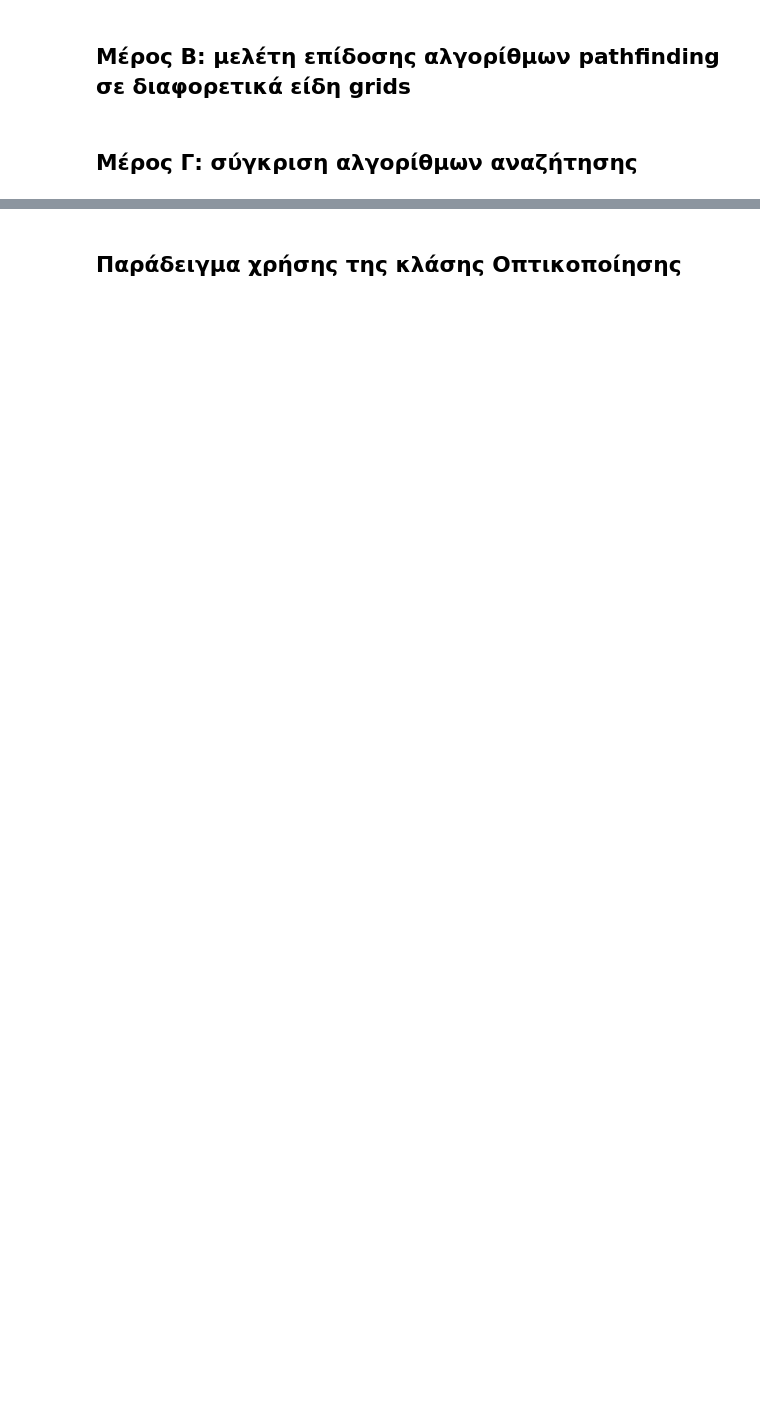
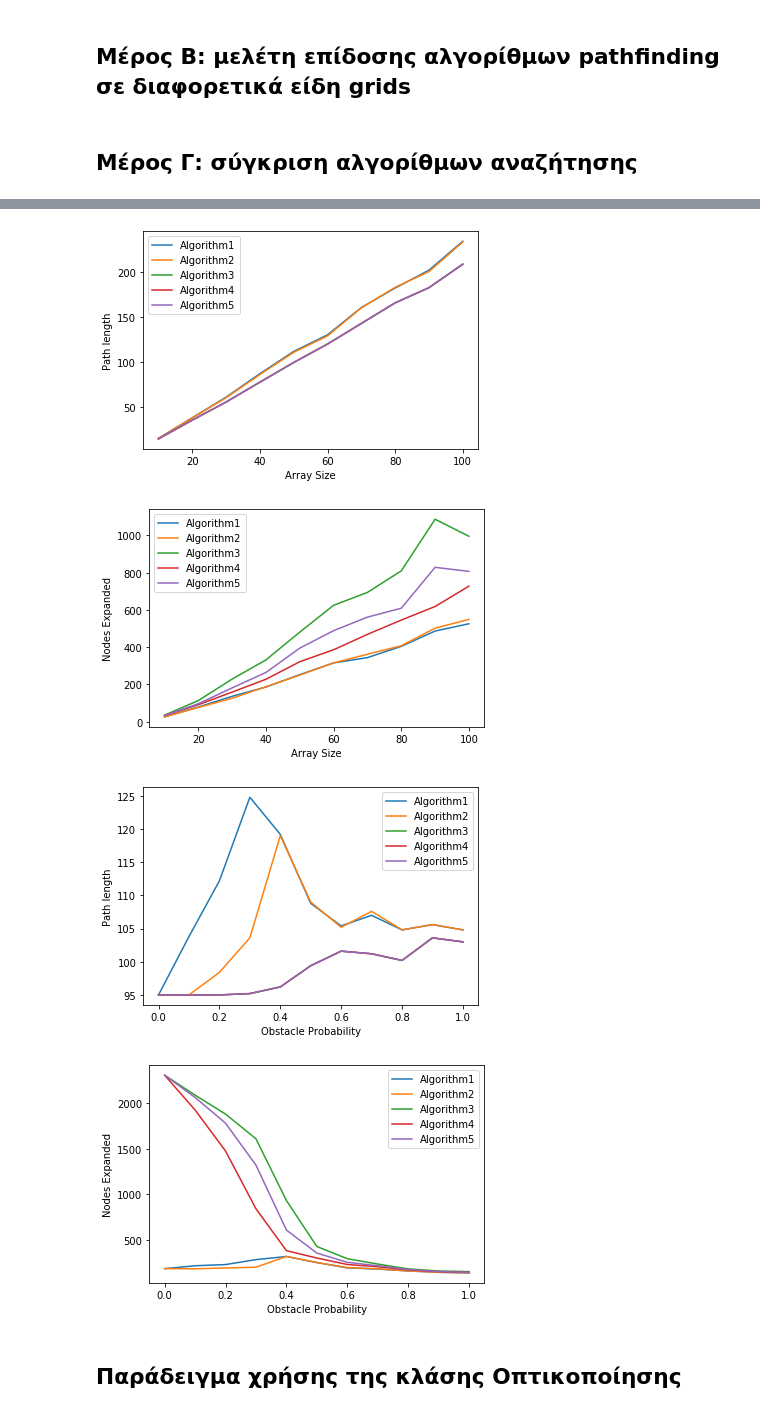
Before and after one commit to georgeaidinis/NTUA, a Jupyter notebook: AI/Assignment 1/AI_19_assignment_1.ipynb, the cells around one changed output, grey strips where cells are left out. Cells and saved outputs as stored; diff of their text form; code cells hidden in the pictures; blank space fills up the shorter version.

```diff
--- a/AI/Assignment 1/AI_19_assignment_1.ipynb
+++ b/AI/Assignment 1/AI_19_assignment_1.ipynb
@@ -247,21 +247,17 @@ class grid:
                 while current_position[0] != F[0]:
                     if current_position[0] > F[0]:
                         current_position[0] -= 1
-                        if current_position[0] != F[0]:
-                            self.grid[current_position[0],current_position[1]] = -1
+                        self.grid[current_position[0],current_position[1]] = -1
                     else:
                         current_position[0] += 1
-                        if current_position[0] != F[0]:
-                            self.grid[current_position[0],current_position[1]] = -1
+                        self.grid[current_position[0],current_position[1]] = -1
                 while current_position[1] != F[1]:
                     if current_position[1] > F[1]:
                         current_position[1] -= 1
-                        if current_position[1] != F[1]:
-                            self.grid[current_position[0],current_position[1]] = -1
+                        self.grid[current_position[0],current_position[1]] = -1
                     else:
                         current_position[1] += 1
-                        if current_position[1] != F[1]:
-                            self.grid[current_position[0],current_position[1]] = -1
+                        self.grid[current_position[0],current_position[1]] = -1
                 break
             i = random.randint(1,20)
             if current_position[0] > 0.8*N:
@@ -333,6 +329,7 @@ class grid:
 # %%
 # show different grid sizes with different obstacle densities
 
-for N, S, F, p in (10, (2, 3), (7, 8), .3), (25, (2, 7), (23, 19), .5), (50, (10, 2), (42, 42), .8), (100, (5,5),(90,90), .5), (1000, (5,5),(900,900), .5):
+N, S, F, p = (25, (2, 3), (22, 22), .95)
+for i in range(0,15):
     map = grid(N, S, F, p)
     map.draw_map(S, F)
@@ -403,7 +394,6 @@ class pathfinder:
         while not frontier.empty():
             current = frontier.get()
             (x,y) = current
-            print(current)
             frontier_set.discard((x,y))
             adjacent_nodes = []
             for dx in (-1,1):
@@ -437,7 +427,7 @@ class pathfinder:
         while x!=S[0] or y!=S[1]:
             self.path.append((pathgrid[x,y]))
             (x,y) = pathgrid[x,y]
-        print(self.path)
+        self.path = reconstruct_path(came_from, start, goal)
         self.expanded = exp
 
     def get_path(self):
@@ -571,32 +570,37 @@ KeyboardInterrupt: ignored
 # %%
 x_n = np.arange(10,110, 10)
 x_p = np.arange(0,1.1, 0.1)
 names = ["Algorithm1","Algorithm2","Algorithm3","Algorithm4","Algorithm5"]
 for i in range(0,5):
     plt.plot(x_n, path_length_n[i], label = names[i])
     plt.xlabel("Array Size")
     plt.ylabel("Path length")
     plt.legend()
 plt.show()
 for i in range(0,5):
     plt.plot(x_n, expanded_n[i], label = names[i])
     plt.xlabel("Array Size")
     plt.ylabel("Nodes Expanded")
     plt.legend()
 plt.show()
 for i in range(0,5):
-    plt.plot(x_n, path_length_p[i], label = names[i])
+    plt.plot(x_p, path_length_p[i], label = names[i])
     plt.xlabel("Obstacle Probability")
     plt.ylabel("Path length")
     plt.legend()
 
 plt.show()
 for i in range(0,5):
-    plt.plot(x_n, expanded_p[i], label = names[i])
+    plt.plot(x_p, expanded_p[i], label = names[i])
     plt.xlabel("Obstacle Probability")
     plt.ylabel("Nodes Expanded")
     plt.legend()
 plt.show()
+# %% [output]
+[figure, added]
+[figure, added]
+[figure, added]
+[figure, added]
 # %% [markdown]
 ## Παράδειγμα χρήσης της κλάσης Οπτικοποίησης
 # %%
```
Also changed, not shown: parts of 2 cells of this notebook.
